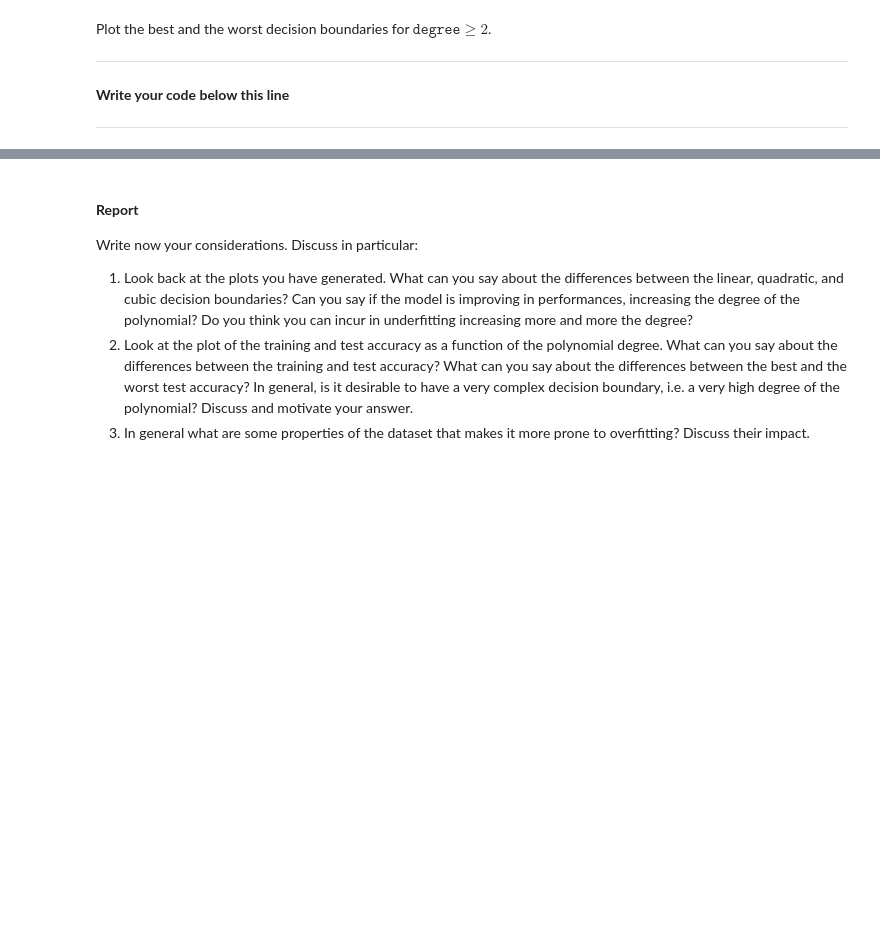
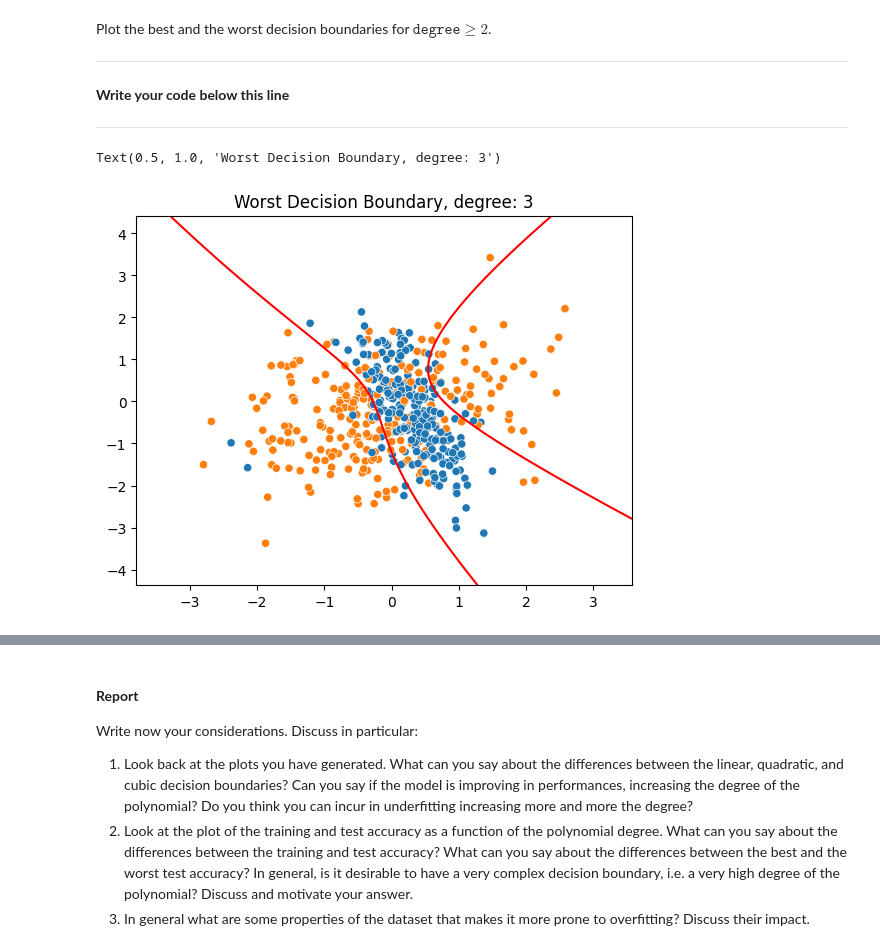
Before and after one commit to maniaa1822/Homework02-11-11, a Jupyter notebook: HW2.ipynb, the cells around one changed output, grey strips where cells are left out. Drawn from its saved outputs; the diff is of its cells as text; code cells hidden in the pictures; blank space fills up the shorter version.

```diff
--- a/HW2.ipynb
+++ b/HW2.ipynb
@@ -187,10 +205,7 @@ y = data["species"].map({"Adelie": 0, "Gentoo": 1}).values
 # %% [markdown]
 It is recommended to normalize data when using machine learning techniques, so now normalize $X$ to have $\mu=0, \sigma=1$.
 # %%
-##############################################
-###             YOUR CODE HERE           #####
-##############################################
-X = X
+X = (X - X.mean()) / X.std()
 # %% [markdown]
 We add a column of 1's to $X$ to take into account the intercept.
 # %%
@@ -356,7 +421,7 @@ def boundary_function(x1_vec, x2_vec, theta_final, degree):
     Args:
         x1_vec: the x1 vector
         x2_vec: the x2 vector
-        theta_final: the final theta
+        theta_final: the final thetaa
         degree: the degree of the polynomial
 
     Returns:
@@ -364,12 +429,23 @@ def boundary_function(x1_vec, x2_vec, theta_final, degree):
         x2_vec: the x2 vector
         f: the boundary function
     """
+    x1, x2 = np.meshgrid(x1_vec, x2_vec)
 
-    x1_vec, x2_vec = np.meshgrid(x1_vec, x2_vec)
 
-    #####################################################
-    ##                 YOUR CODE HERE                  ##
-    #####################################################
+    x1 = x1.flatten().T
+    x2 = x2.flatten().T
+    bias = np.ones(x1.shape[0])
+
+
+
+    X_big = np.column_stack((bias, x1, x2))
+
+
+    features = get_polynomial(X_big, degree)
+    #features = np.column_stack((np.ones(x1.shape[0]), features))
+    # Compute the boundary function
+    f = features @ theta_final
+
 
     return x1_vec, x2_vec, f
 # %% [markdown]
@@ -471,5 +551,11 @@ Plot the best and the worst decision boundaries for $\texttt{degree} \geq 2$.
 --------------------------------------------
 # %%
 # Plot worst model
+i = np.argmin(accuracy_scores_test[1:])+1
+plot_boundary_function(X, y, thetas[i], degrees[i])
+plt.title("Worst Decision Boundary, degree: " + str(degrees[i]))
+# %% [output]
+Text(0.5, 1.0, 'Worst Decision Boundary, degree: 3')
+[figure, added]
 # %%
 # Plot best model
```
Also changed, not shown: parts of 63 cells of this notebook.
